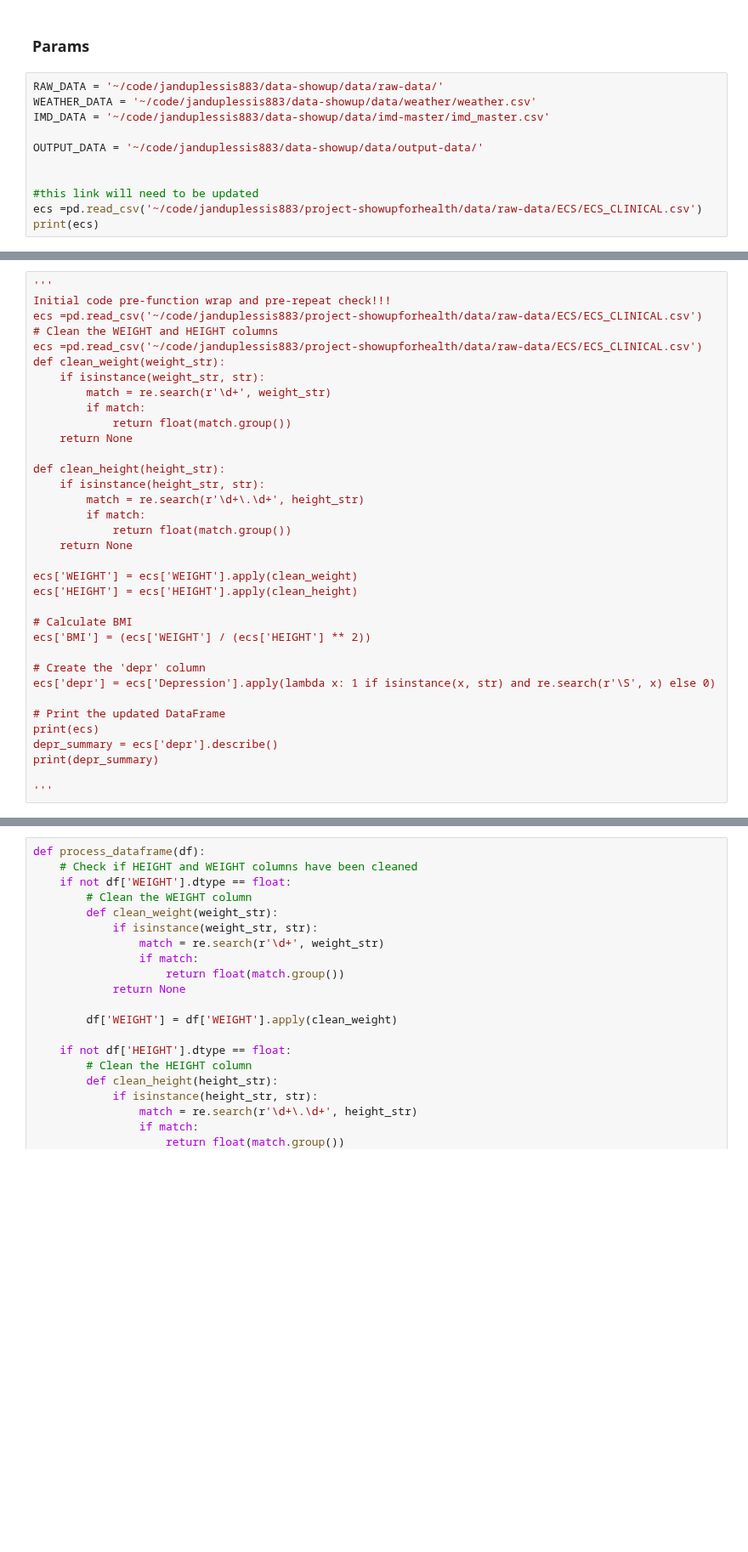
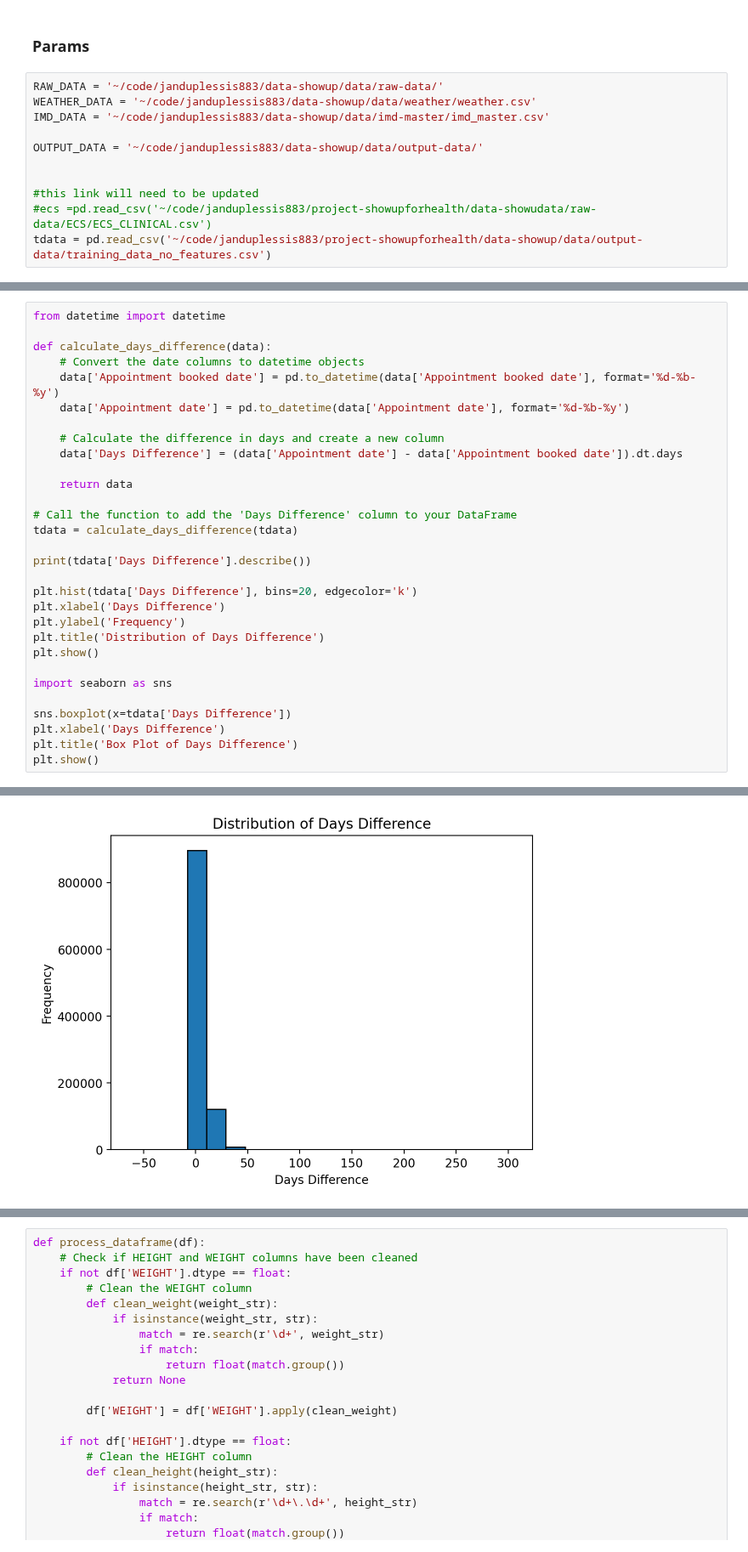
Before and after one commit to janduplessis883/project-showupforhealth, a Jupyter notebook: notebooks/MikesBook.ipynb, the cells around one changed output, grey strips where cells are left out. Shown at 85% size. Saved outputs shown, nothing was run; the diff lists cells and outputs as text; blank space fills up the shorter version.

```diff
--- a/notebooks/MikesBook.ipynb
+++ b/notebooks/MikesBook.ipynb
@@ -44,6 +51,6 @@ OUTPUT_DATA = '~/code/janduplessis883/data-showup/data/output-data/'
 
 
 #this link will need to be updated
-ecs =pd.read_csv('~/code/janduplessis883/project-showupforhealth/data/raw-data/ECS/ECS_CLINICAL.csv')
-print(ecs)
+#ecs =pd.read_csv('~/code/janduplessis883/project-showupforhealth/data-showudata/raw-data/ECS/ECS_CLINICAL.csv')
+tdata = pd.read_csv('~/code/janduplessis883/project-showupforhealth/data-showup/data/output-data/training_data_no_features.csv')
 # %% [output]
@@ -67,36 +74,31 @@ print(ecs)
 # %%
-'''
-Initial code pre-function wrap and pre-repeat check!!!
-ecs =pd.read_csv('~/code/janduplessis883/project-showupforhealth/data/raw-data/ECS/ECS_CLINICAL.csv')
-# Clean the WEIGHT and HEIGHT columns
-ecs =pd.read_csv('~/code/janduplessis883/project-showupforhealth/data/raw-data/ECS/ECS_CLINICAL.csv')
-def clean_weight(weight_str):
-    if isinstance(weight_str, str):
-        match = re.search(r'\d+', weight_str)
-        if match:
-            return float(match.group())
-    return None
+from datetime import datetime
 
-def clean_height(height_str):
-    if isinstance(height_str, str):
-        match = re.search(r'\d+\.\d+', height_str)
-        if match:
-            return float(match.group())
-    return None
+def calculate_days_difference(data):
+    # Convert the date columns to datetime objects
+    data['Appointment booked date'] = pd.to_datetime(data['Appointment booked date'], format='%d-%b-%y')
+    data['Appointment date'] = pd.to_datetime(data['Appointment date'], format='%d-%b-%y')
 
-ecs['WEIGHT'] = ecs['WEIGHT'].apply(clean_weight)
-ecs['HEIGHT'] = ecs['HEIGHT'].apply(clean_height)
+    # Calculate the difference in days and create a new column
+    data['Days Difference'] = (data['Appointment date'] - data['Appointment booked date']).dt.days
 
-# Calculate BMI
-ecs['BMI'] = (ecs['WEIGHT'] / (ecs['HEIGHT'] ** 2))
+    return data
 
-# Create the 'depr' column
-ecs['depr'] = ecs['Depression'].apply(lambda x: 1 if isinstance(x, str) and re.search(r'\S', x) else 0)
+# Call the function to add the 'Days Difference' column to your DataFrame
+tdata = calculate_days_difference(tdata)
 
-# Print the updated DataFrame
-print(ecs)
-depr_summary = ecs['depr'].describe()
-print(depr_summary)
+print(tdata['Days Difference'].describe())
 
-'''
+plt.hist(tdata['Days Difference'], bins=20, edgecolor='k')
+plt.xlabel('Days Difference')
+plt.ylabel('Frequency')
+plt.title('Distribution of Days Difference')
+plt.show()
+
+import seaborn as sns
+
+sns.boxplot(x=tdata['Days Difference'])
+plt.xlabel('Days Difference')
+plt.title('Box Plot of Days Difference')
+plt.show()
 # %% [output]
@@ -103,0 +114 @@ print(depr_summary)
+[figure, added]
```
Also changed, not shown: parts of 3 cells of this notebook.
